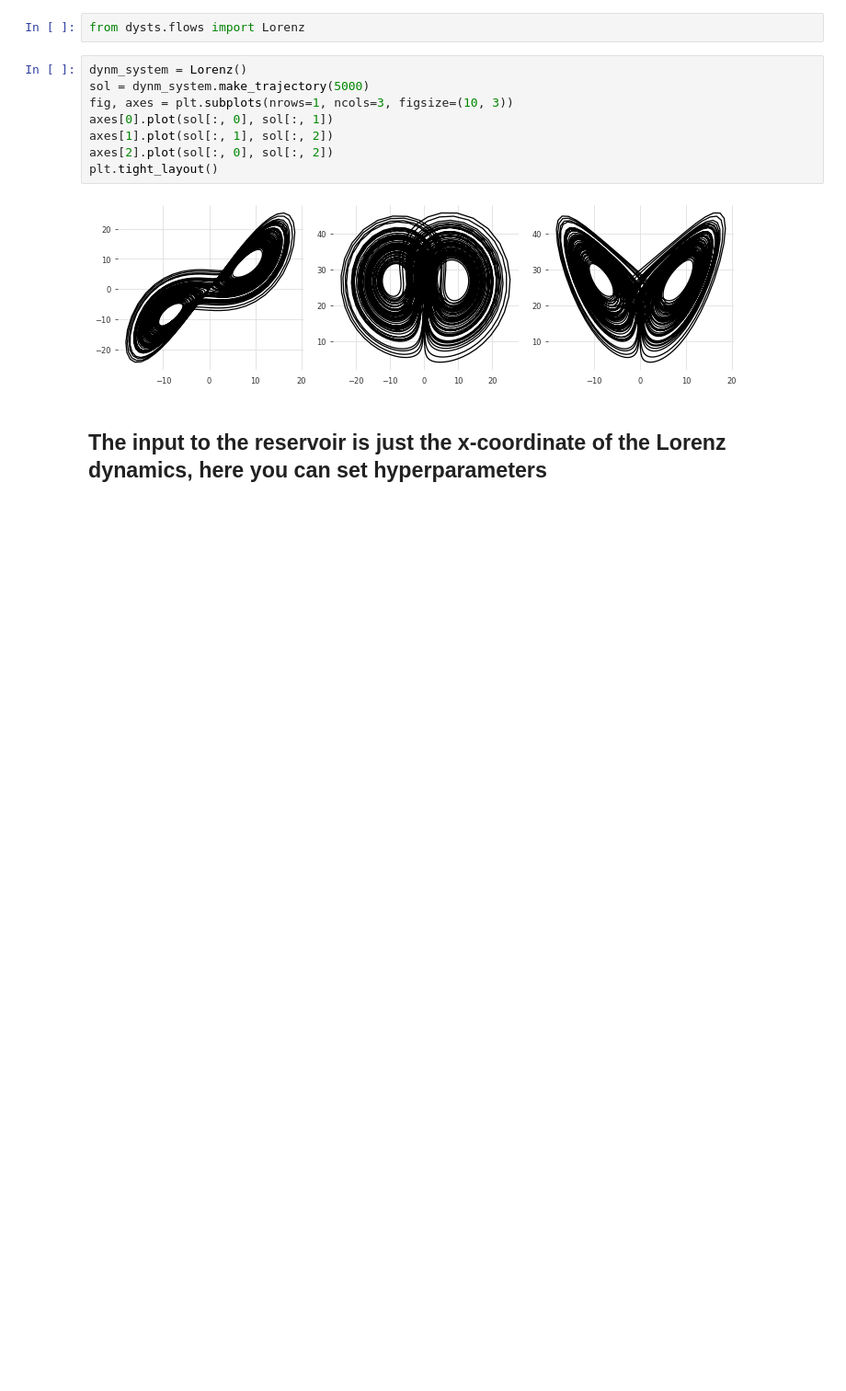
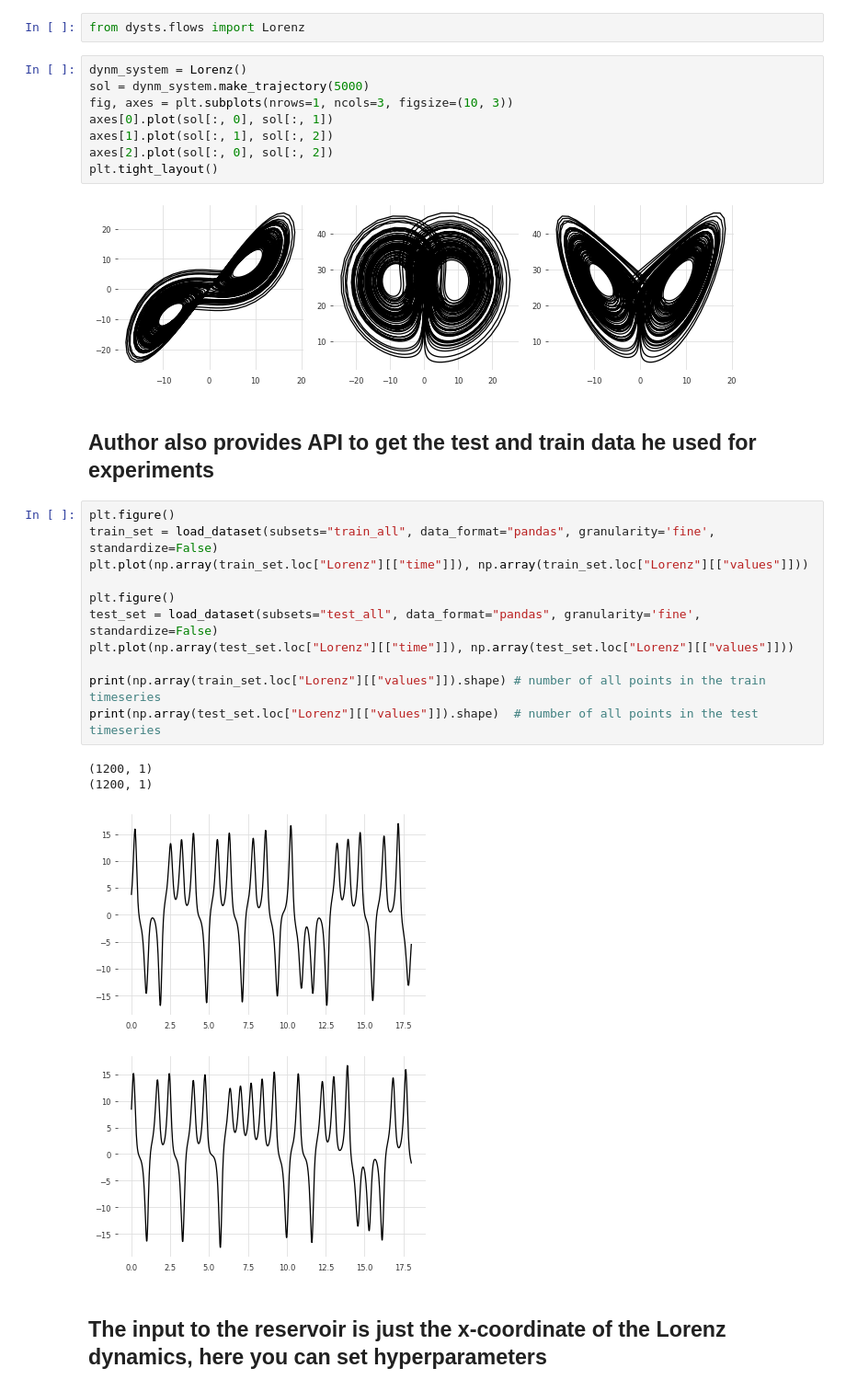
Before and after one commit to filipbstipic/reservoir-computing-dysts, a Jupyter notebook: Demo.ipynb, the cells around one changed output. Shown at 92% size. Drawn from its saved outputs; the diff is of its cells as text; blank space fills up the shorter version.

```diff
--- a/Demo.ipynb
+++ b/Demo.ipynb
@@ -28,6 +31,24 @@ axes[2].plot(sol[:, 0], sol[:, 2])
 plt.tight_layout()
 # %% [output]
 [figure]
+# %% [markdown]
+## Author also provides API to get the test and train data he used for experiments
+# %%
+plt.figure()
+train_set = load_dataset(subsets="train_all", data_format="pandas", granularity='fine', standardize=False)
+plt.plot(np.array(train_set.loc["Lorenz"][["time"]]), np.array(train_set.loc["Lorenz"][["values"]]))
+
+plt.figure()
+test_set = load_dataset(subsets="test_all", data_format="pandas", granularity='fine', standardize=False)
+plt.plot(np.array(test_set.loc["Lorenz"][["time"]]), np.array(test_set.loc["Lorenz"][["values"]]))
+
+print(np.array(train_set.loc["Lorenz"][["values"]]).shape) # number of all points in the train timeseries
+print(np.array(test_set.loc["Lorenz"][["values"]]).shape)  # number of all points in the test timeseries
+# %% [output]
+(1200, 1)
+(1200, 1)
+[figure, added]
+[figure, added]
 # %% [markdown]
 ## The input to the reservoir is just the x-coordinate of the Lorenz dynamics, here you can set hyperparameters
 # %%
```
Also changed, not shown: parts of 14 cells of this notebook, 32 other files.
